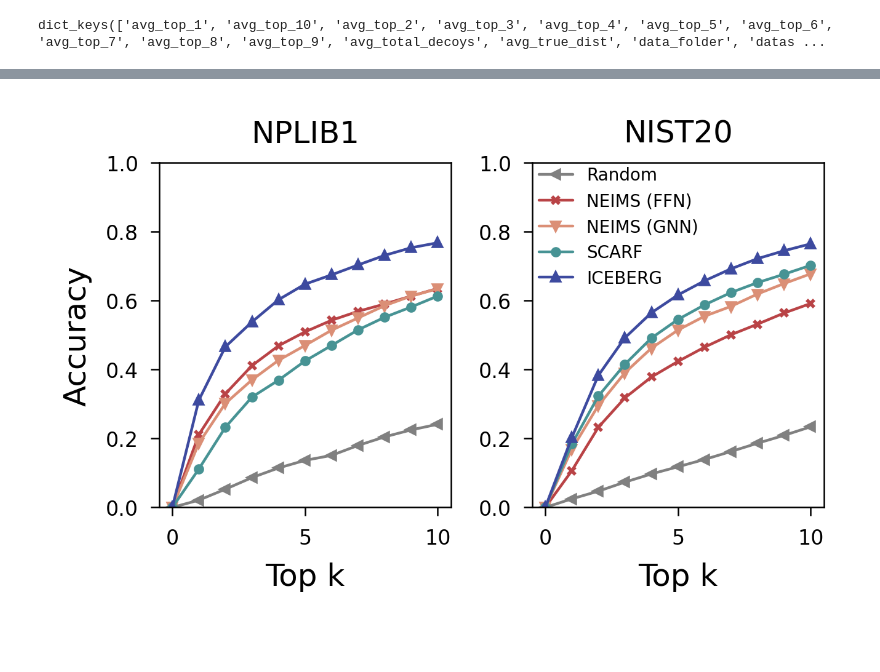
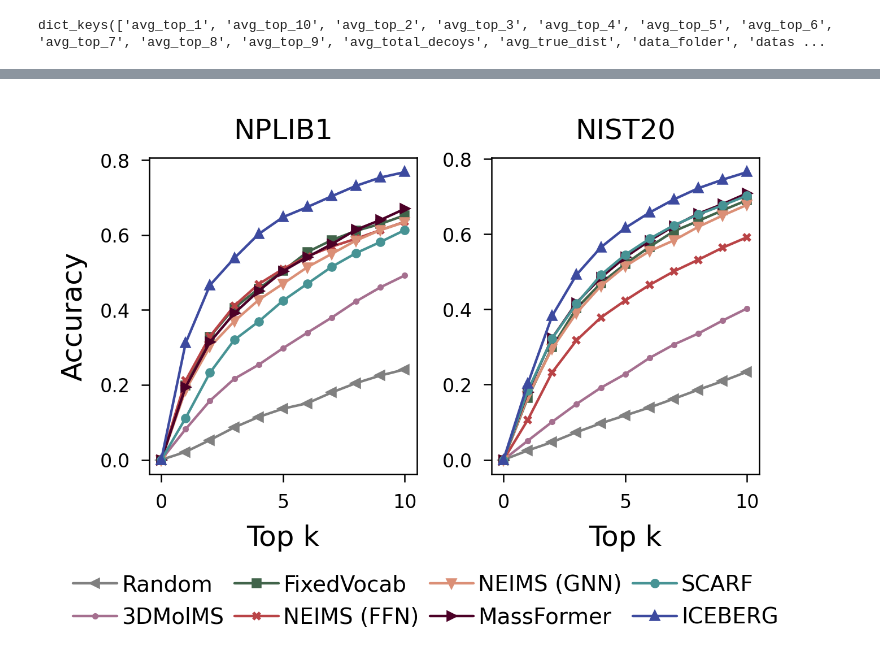
Before and after one commit to samgoldman97/ms-pred, a Jupyter notebook: notebooks/iceberg_fig_retrieval.ipynb, the cells around one changed output, grey strips where cells are left out. Drawn from its saved outputs; the diff is of its cells as text; code cells hidden in the pictures; blank space fills up the shorter version.

```diff
--- a/notebooks/iceberg_fig_retrieval.ipynb
+++ b/notebooks/iceberg_fig_retrieval.ipynb
@@ -24,8 +21,11 @@ results_folder.mkdir(exist_ok=True)
 # %%
 names = [
         "Random",
+        "3DMolMS",
+        "FixedVocab",
         "NEIMS (FFN)",
         "NEIMS (GNN)",
+        "MassFormer",
         "SCARF",
         "ICEBERG",
     ]
@@ -33,8 +33,11 @@ dataset_to_res = {}
 for dataset_name in dataset_names:
     results_files = [
         f"../results/dag_inten_{dataset_name}/split_1/retrieval_{dataset_name}/rerank_eval_random.yaml",
+        f"../results/molnetms_baseline_{dataset_name}/split_1/retrieval_{dataset_name}/rerank_eval_cos.yaml",
+        f"../results/graff_ms_baseline_{dataset_name}/split_1/retrieval_{dataset_name}/rerank_eval_cos.yaml",
         f"../results/ffn_baseline_{dataset_name}/split_1/retrieval_{dataset_name}/rerank_eval_cos.yaml",
         f"../results/gnn_baseline_{dataset_name}/split_1/retrieval_{dataset_name}/rerank_eval_cos.yaml",
+        f"../results/massformer_baseline_{dataset_name}/split_1/retrieval_{dataset_name}/rerank_eval_cos.yaml",
         f"../results/scarf_inten_{dataset_name}/split_1/retrieval_{dataset_name}/rerank_eval_cos.yaml",
         f"../results/dag_inten_{dataset_name}/split_1/retrieval_{dataset_name}/rerank_eval_cos.yaml"
     ]
@@ -71,8 +74,8 @@ for dataset_name in dataset_names:
     pivoted_tbl.index.name = None
     pivoted_tbl = pivoted_tbl.round(3)
     pivoted_tbl = pivoted_tbl.loc[names]
-
     latex = pivoted_tbl.to_latex(caption=f"{dataset_name} spectra prediction retrieval accuracy",
                                 label=f"tab:{dataset_name}_spec_retrieval")
+    display(pivoted_tbl)
     print(latex)
 # %% [output]
@@ -139,3 +184,5 @@ method_names = ["Random", "NEIMS (FFN)", "NEIMS (GNN)", "SCARF", "ICEBERG"]
+# %%
+method_names = names
 # %%
 # Define 2 axes for fig subplot
 
@@ -147,37 +194,45 @@ fig, axes = plt.subplots(1, 3, figsize=figsize, dpi=400, sharey=False,
 axes[1].set_visible(False)
 loop_ax = [axes[0], axes[2]]
 for ind, (dataset_name, ax) in  enumerate(zip(["canopus_train_public", "nist20"], loop_ax)):
     for method in method_names:
 
         # Subset df by method and dataset
         sub_df = out_df[(out_df["Method"] == method) & (out_df["Dataset"] == dataset_name)]
         topk = [0] + sub_df['Top k'].values.tolist()
         accs = [0] + sub_df['Acc'].values.tolist()
         # ax.step(topk, accs, color=method_colors[method],
         #         linewidth=0.8, where="pre"
         # )
         marker = method_markers[method]
         ax.plot(topk, accs, color=method_colors[method],
                 linewidth=0.8, label=method, marker=marker,
                 markersize=2
         )
         # set title
         ax.set_title(plt_dataset_names[dataset_name])
 
 
     ax.set_xlabel("Top k")
     if ind == 0:
         ax.set_ylabel("Accuracy")
 # ax.set_xlim([-0.1,5.1])
 # ax.set_ylim([0, 0.3])
-    if ind == 1:
-        ax.legend(frameon=False, facecolor="none", fancybox=False,loc=(0.0, 0.62), fontsize=5) #(0.99, 0.5))
-    ax.set_ylim([0, 1.0])
+    if ind == 0:
+        # ax.legend(frameon=False, facecolor="none",
+        #           fancybox=False,loc=(1.0, 0.2), fontsize=7) #(0.99, 0.5))
+        # Add legend to below both subplots and with 4 columns
+        # Legend with less space between columns
+
+        ax.legend(frameon=False, facecolor="none",
+                    fancybox=False, loc=(-0.3, -0.5), fontsize=7, ncol=4,
+                    columnspacing=0.5, handletextpad=0.2, borderpad=0.2,)
+
+    # ax.set_ylim([0, 1.0])
 set_size(*figsize, ax)
 fig.savefig(results_folder / f"step_plot.pdf", dpi=400, bbox_inches="tight",
             transparent=True)
 # %% [output]
-[figure, old version]
+[figure, new version]
 # %%
 scarf_inds = yaml_files['SCARF']['individuals']
 gnn_inds = yaml_files['NEIMS (GNN)']['individuals']
```
Also changed, not shown: parts of 4 cells of this notebook, 52 other files.
